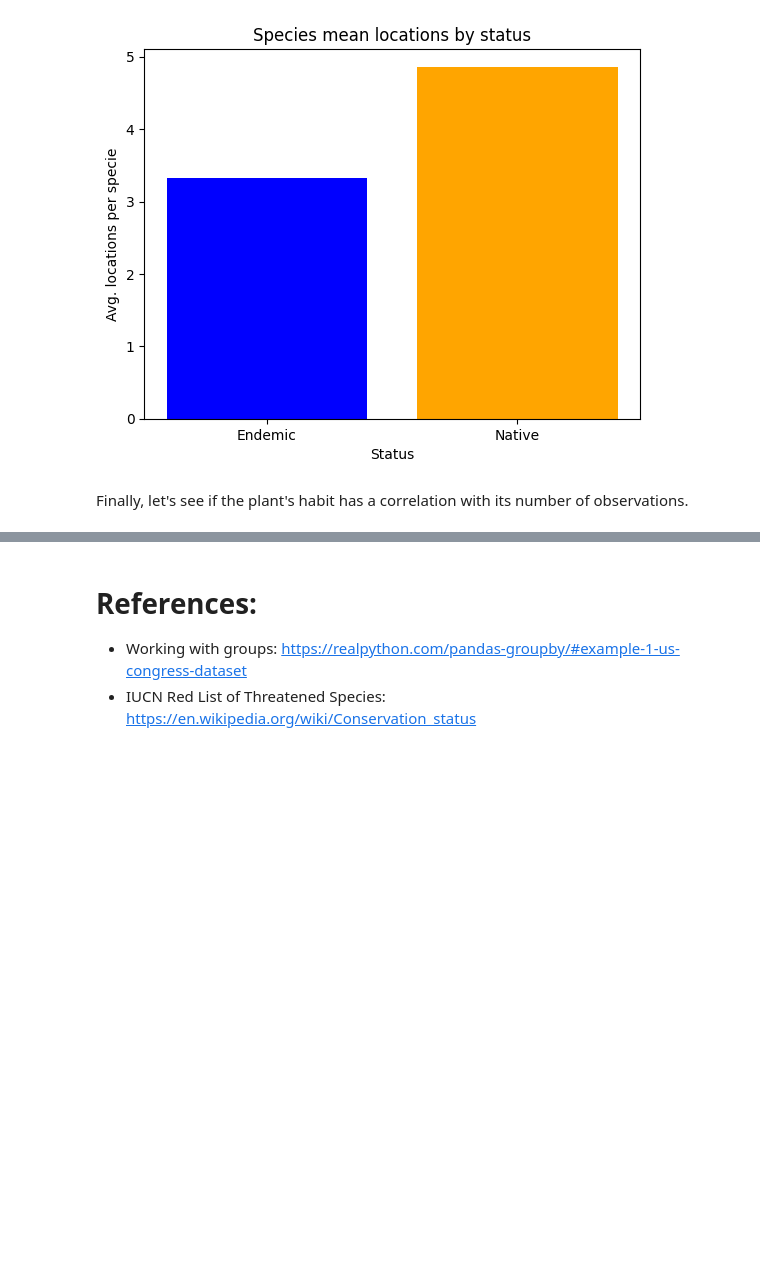
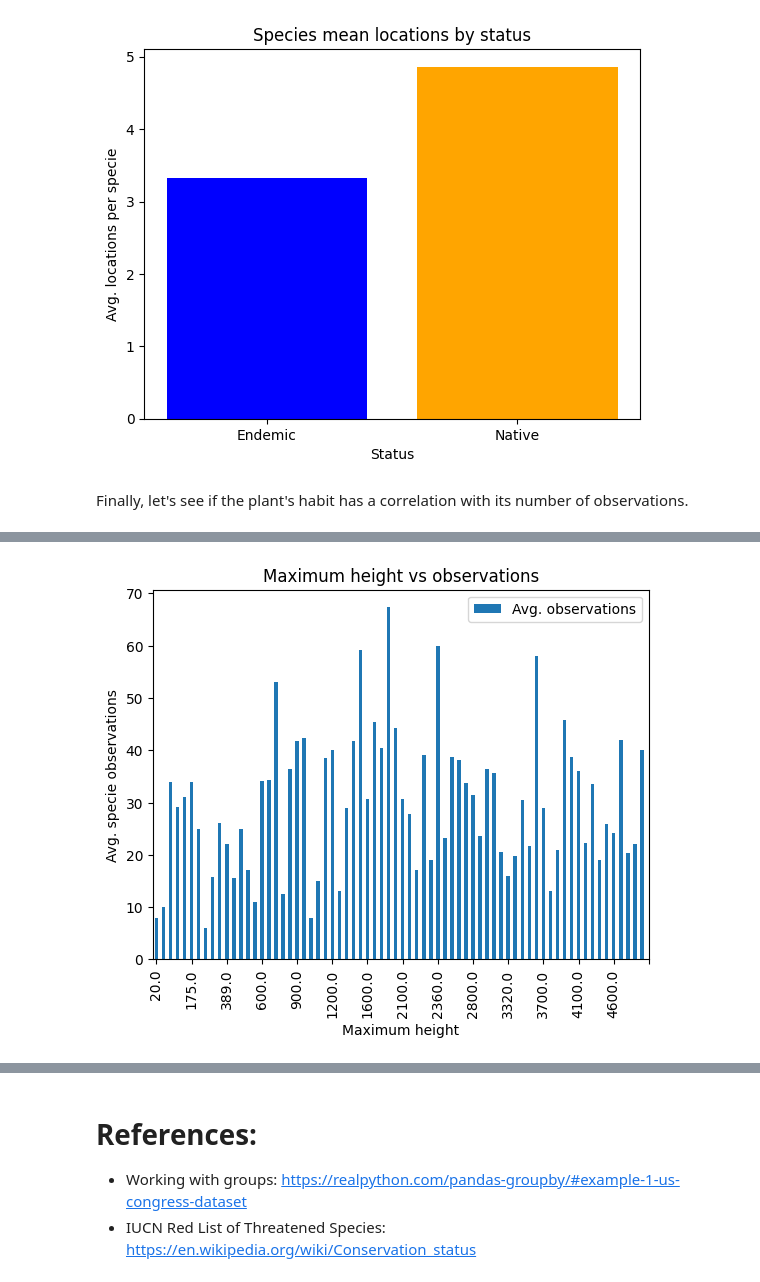
Before and after one commit to flawedvice/rasgos-cl-analysis, a Jupyter notebook: analysis.ipynb, the cells around one changed output, grey strips where cells are left out. Saved outputs shown, nothing was run; the diff lists cells and outputs as text; code cells hidden in the pictures; blank space fills up the shorter version.

```diff
--- a/analysis.ipynb
+++ b/analysis.ipynb
@@ -357,0 +361,14 @@ plt.show()
+# %%
+obs_per_max_height = clean_df.loc[:, ["maximum_height", "total_observations"]].groupby("maximum_height").mean().sort_values("maximum_height")
+
+
+obs_per_max_height.plot.bar(
+    title="Maximum height vs observations",
+    xlabel="Maximum height",
+    ylabel="Avg. specie observations",
+)
+plt.xticks(np.arange(0, obs_per_max_height.size+1, 5))
+plt.legend(["Avg. observations"])
+plt.show()
+# %% [output]
+[figure, added]
```
Also changed, not shown: parts of 11 cells of this notebook, 1 other file.
